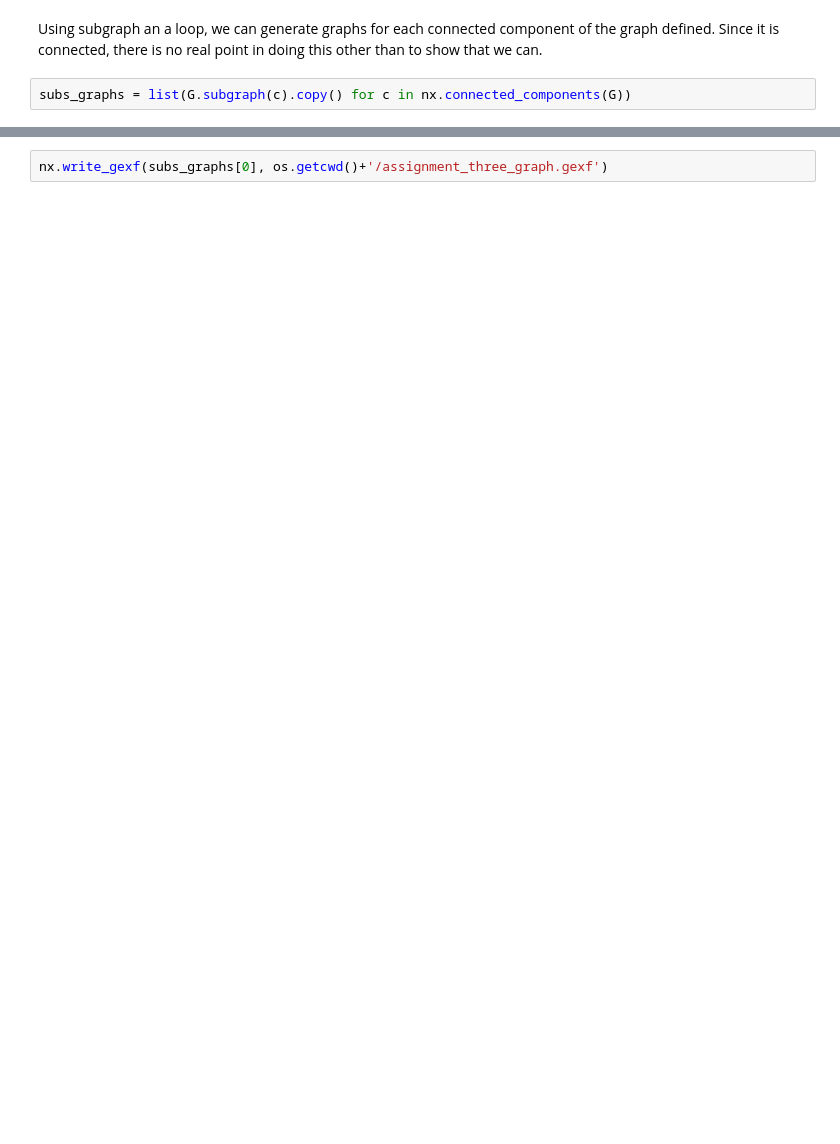
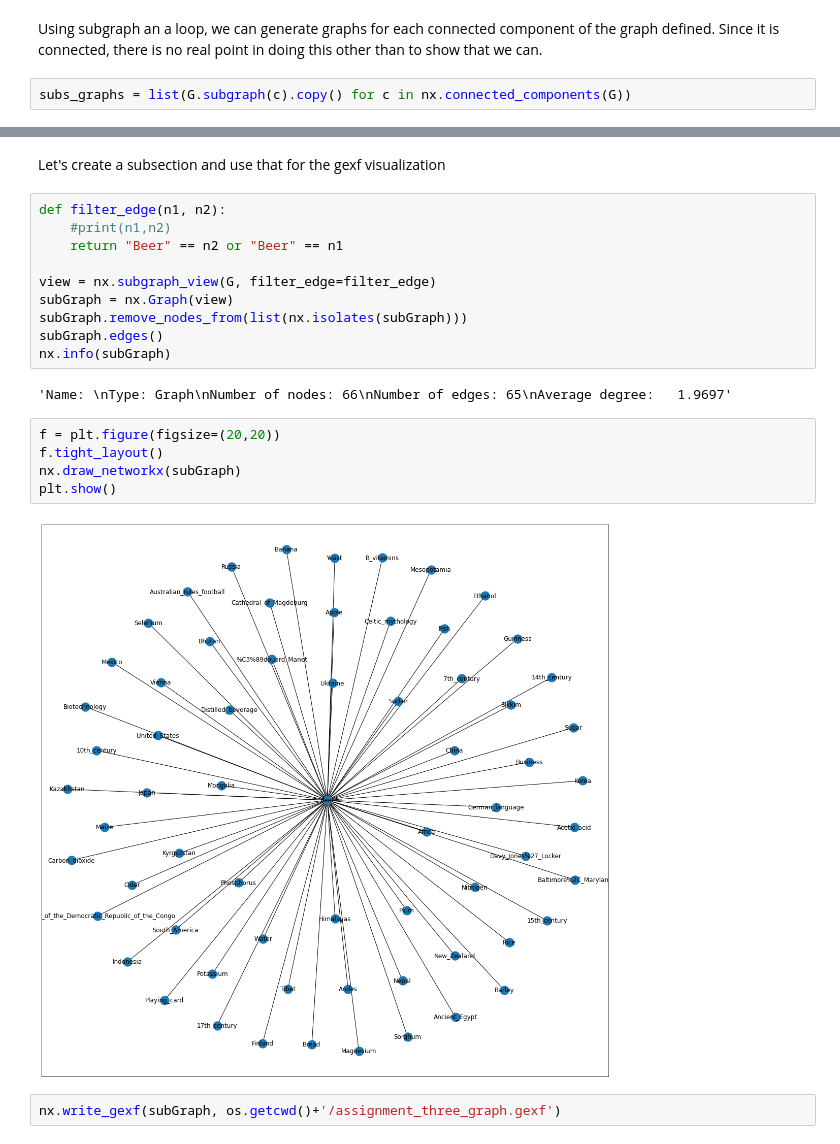
Before and after one commit to jhumms/620, a Jupyter notebook: homework-3/Homework 3.ipynb, the cells around one changed output, grey strips where cells are left out. Cells and saved outputs as stored; diff of their text form; blank space fills up the shorter version.

```diff
--- a/homework-3/Homework 3.ipynb
+++ b/homework-3/Homework 3.ipynb
@@ -102,2 +104,23 @@ nx.draw_networkx(subs_graphs[0])
+# %% [markdown]
+Let's create a subsection and use that for the gexf visualization
+# %%
+def filter_edge(n1, n2):
+    #print(n1,n2)
+    return "Beer" == n2 or "Beer" == n1
+
+view = nx.subgraph_view(G, filter_edge=filter_edge)
+subGraph = nx.Graph(view)
+subGraph.remove_nodes_from(list(nx.isolates(subGraph)))
+subGraph.edges()
+nx.info(subGraph)
+# %% [output]
+'Name: \nType: Graph\nNumber of nodes: 66\nNumber of edges: 65\nAverage degree:   1.9697'
+# %%
+f = plt.figure(figsize=(20,20))
+f.tight_layout()
+nx.draw_networkx(subGraph)
+plt.show()
+# %% [output]
+[figure, added]
 # %%
-nx.write_gexf(subs_graphs[0], os.getcwd()+'/assignment_three_graph.gexf')
+nx.write_gexf(subGraph, os.getcwd()+'/assignment_three_graph.gexf')
```
Also changed, not shown: parts of 3 cells of this notebook, 3 other files.
